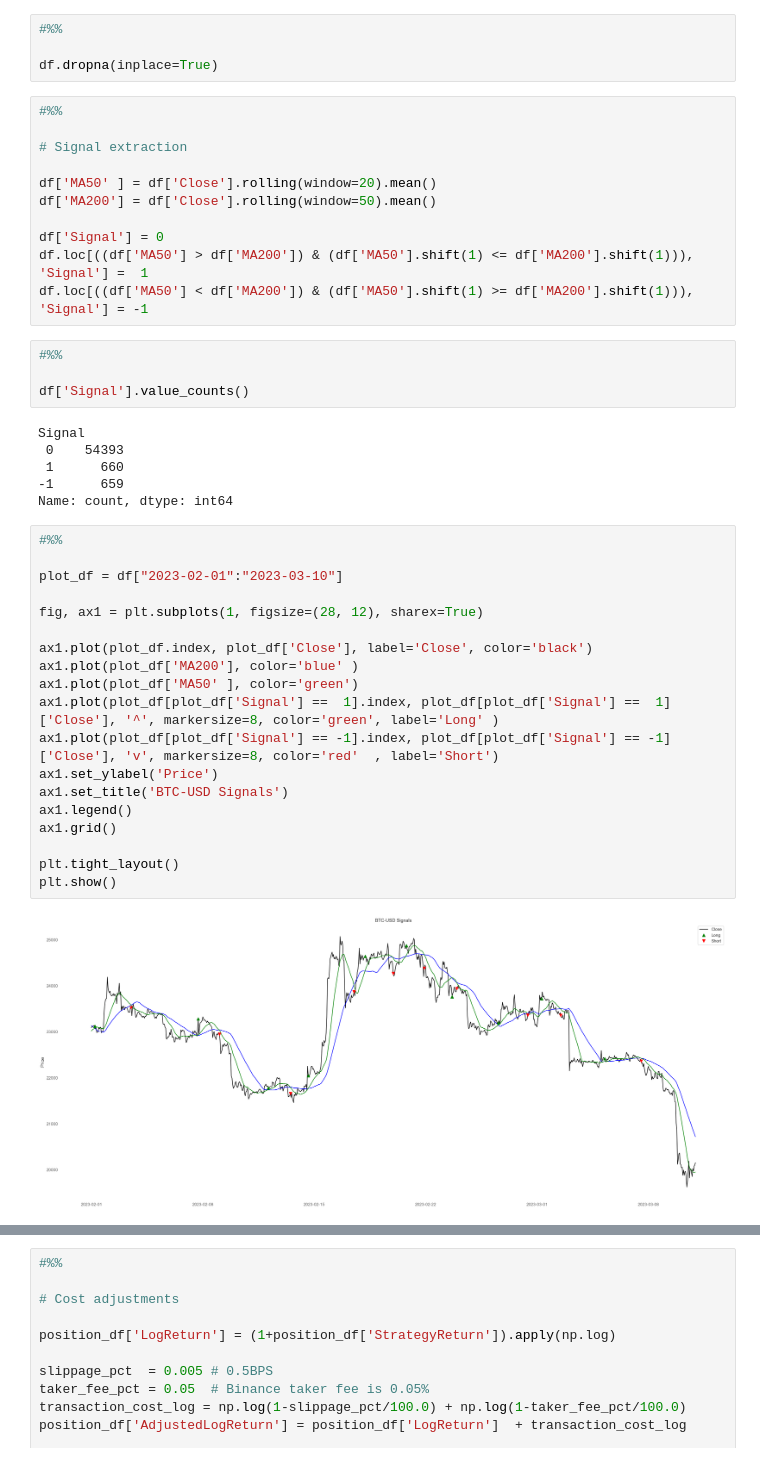
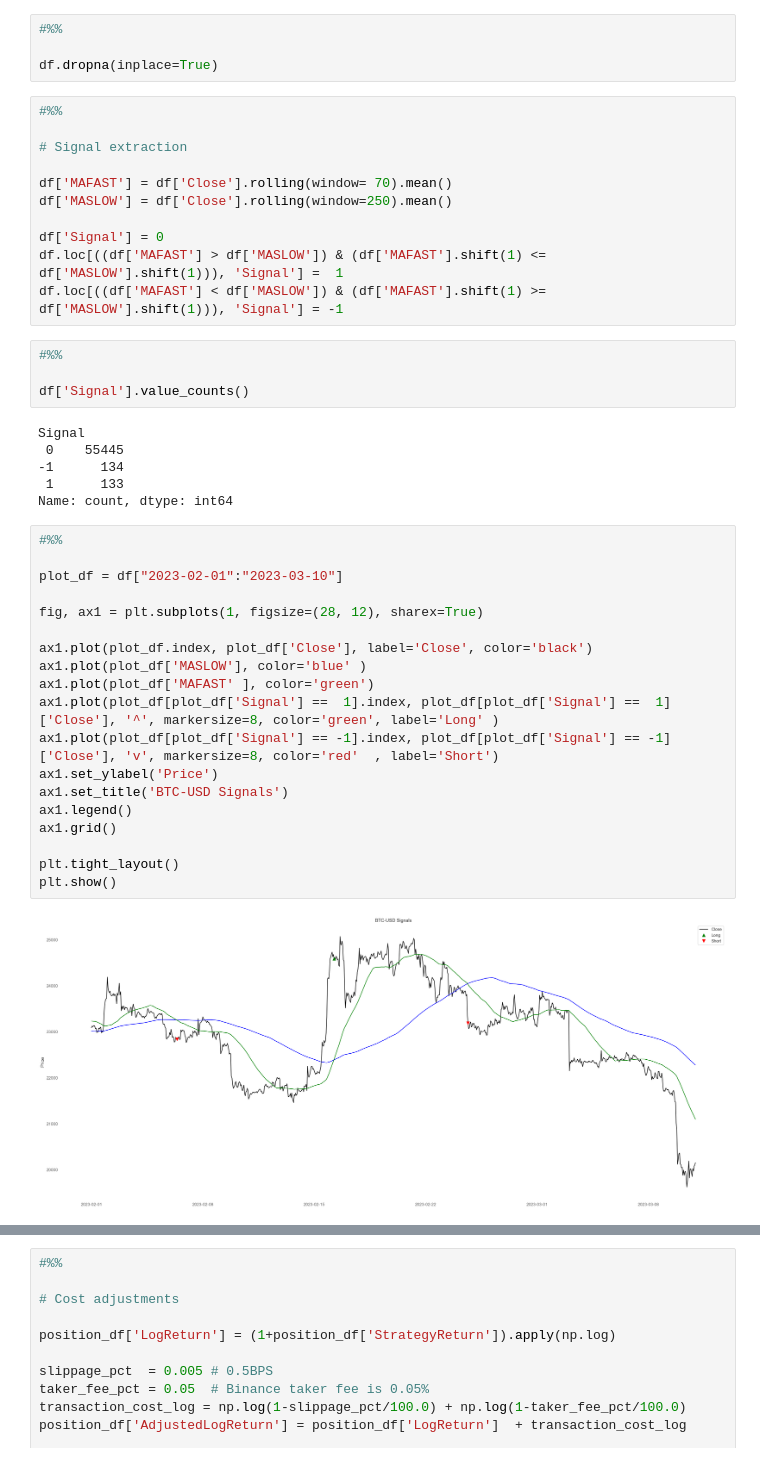
Before and after one commit to sharavsambuu/trading-cost-analysis, a Jupyter notebook: btc_macross_backtesting.ipynb, the cells around one changed output, grey strips where cells are left out. Saved outputs shown, nothing was run; the diff lists cells and outputs as text.

```diff
--- a/btc_macross_backtesting.ipynb
+++ b/btc_macross_backtesting.ipynb
@@ -69,43 +69,43 @@ df.dropna(inplace=True)
 
 # Signal extraction
 
-df['MA50' ] = df['Close'].rolling(window=20).mean()
-df['MA200'] = df['Close'].rolling(window=50).mean()
+df['MAFAST'] = df['Close'].rolling(window= 70).mean()
+df['MASLOW'] = df['Close'].rolling(window=250).mean()
 
 df['Signal'] = 0
-df.loc[((df['MA50'] > df['MA200']) & (df['MA50'].shift(1) <= df['MA200'].shift(1))), 'Signal'] =  1
-df.loc[((df['MA50'] < df['MA200']) & (df['MA50'].shift(1) >= df['MA200'].shift(1))), 'Signal'] = -1
+df.loc[((df['MAFAST'] > df['MASLOW']) & (df['MAFAST'].shift(1) <= df['MASLOW'].shift(1))), 'Signal'] =  1
+df.loc[((df['MAFAST'] < df['MASLOW']) & (df['MAFAST'].shift(1) >= df['MASLOW'].shift(1))), 'Signal'] = -1
 # %%
 #%%
 
 df['Signal'].value_counts()
 # %% [output]
 Signal
- 0    54393
- 1      660
--1      659
+ 0    55445
+-1      134
+ 1      133
 Name: count, dtype: int64
 # %%
 #%%
 
 plot_df = df["2023-02-01":"2023-03-10"]
 
 fig, ax1 = plt.subplots(1, figsize=(28, 12), sharex=True)
 
 ax1.plot(plot_df.index, plot_df['Close'], label='Close', color='black')
-ax1.plot(plot_df['MA200'], color='blue' )
-ax1.plot(plot_df['MA50' ], color='green')
+ax1.plot(plot_df['MASLOW'], color='blue' )
+ax1.plot(plot_df['MAFAST' ], color='green')
 ax1.plot(plot_df[plot_df['Signal'] ==  1].index, plot_df[plot_df['Signal'] ==  1]['Close'], '^', markersize=8, color='green', label='Long' )
 ax1.plot(plot_df[plot_df['Signal'] == -1].index, plot_df[plot_df['Signal'] == -1]['Close'], 'v', markersize=8, color='red'  , label='Short')
 ax1.set_ylabel('Price')
 ax1.set_title('BTC-USD Signals')
 ax1.legend()
 ax1.grid()
 
 plt.tight_layout()
 plt.show()
 # %% [output]
-[figure, old version]
+[figure, new version]
 # %%
 #%%
 
```
Also changed, not shown: parts of 9 cells of this notebook, 1 other file.
